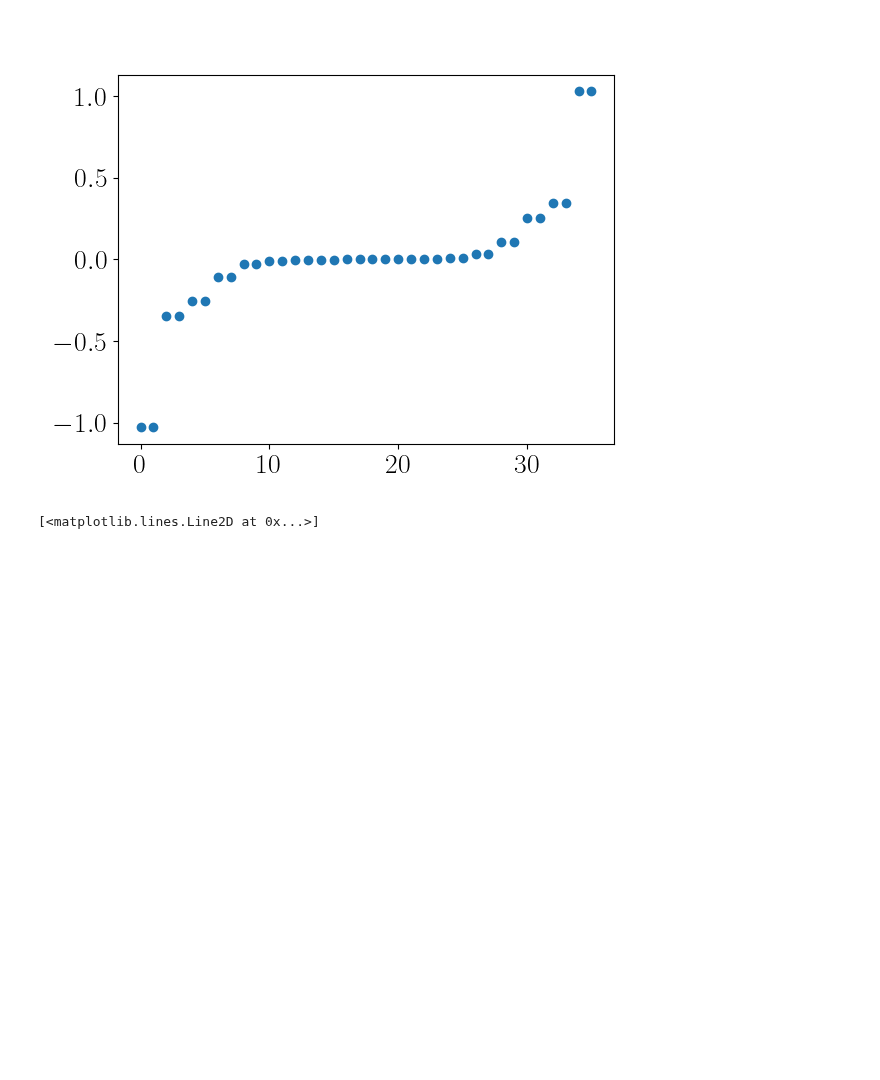
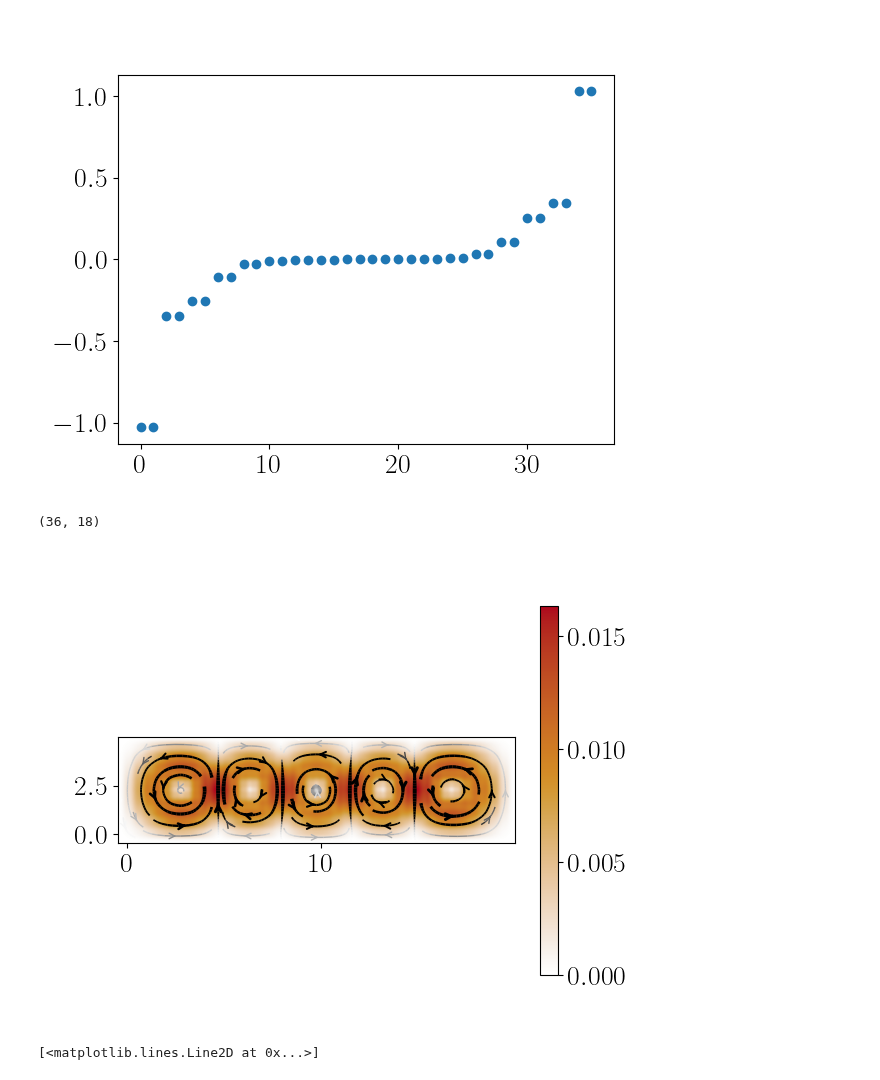
Before and after one commit to krishtoffel99/Josephson-Investigations-Old, a Jupyter notebook: Josephson effect and Supercurrents/Reproducing Paper/PRB_Scanning_Gate.ipynb, the cells around one changed output. Saved outputs shown, nothing was run; the diff lists cells and outputs as text; code cells hidden in the pictures; blank space fills up the shorter version.

Commit message:
Coded up a function called "calculate_supercurrent_distribution". Does what it says on the tin.

```diff
--- a/Josephson effect and Supercurrents/Reproducing Paper/PRB_Scanning_Gate.ipynb
+++ b/Josephson effect and Supercurrents/Reproducing Paper/PRB_Scanning_Gate.ipynb
@@ -76,7 +77,7 @@ def compute_normal_s_matrix(params):
 # %%
-s_matrix_test  = compute_normal_s_matrix(params)
+s_matrix_test , wf , syst = compute_normal_s_matrix(params)
 lead_info = s_matrix_test.lead_info
-num_propagating = s_matrix_test.num_propagating(0)
+num_propagating = s_matrix_test.num_propagating(1)
 print(num_propagating)
 len(lead_info[0].momenta)
 # %% [output]
@@ -117,6 +130,12 @@ plt.scatter(np.arange(len(evals)) , evals)
 # %% [output]
 <matplotlib.collections.PathCollection at 0x...>
 [figure]
+# %%
+# eigenvectors for positive energies:
+evecs_positive = evecs[: , evals > 0]
+print(evecs_positive.shape)
+# %% [output]
+(36, 18)
 # %%
 # Compute critical currents:
 def compute_I_c(flux_value , params , no_phases = 101):
@@ -137,6 +156,45 @@ def compute_I_c(flux_value , params , no_phases = 101):
     current = np.gradient(summed , phases)
     I_c = np.max(current)
     return I_c , [phases , current]
+# %%
+def calculate_supercurrent_distribution(flux_value , phase , params):
+    # Calculate supercurrent distribution in junction from ABS amplitudes:
+    params.flux = flux_value
+    params.phase = phase
+    smatrix , wf , syst = compute_normal_s_matrix(params)
+    evals , evecs = compute_ABS(smatrix , params)
+
+    # Extract eigenvectors that correspond to positive energy ABS:
+    evecs_pos = evecs[: , evals> 0]
+    electron_vectors = evecs_pos[ 0 : int(evecs_pos.shape[0]/2) , :]
+    hole_vectors = evecs_pos[ int(evecs_pos.shape[0]/2) :   , :]
+
+    # Zero energy scattering wavefunctions:
+    psi_wf = np.vstack((wf(0) , wf(1)))
+
+    # Electron amplitudes:
+    A_e = electron_vectors @ psi_wf
+    # Hole_amplitudes:
+    A_h = hole_vectors @ np.conj(psi_wf)
+
+    # Probablitity current operator:
+    J = kwant.operator.Current(syst , 1)
+
+    # Charge amplitude:
+    total_current = 0
+    # COmputing difference between electron and hole currents for each positive energy eigenstate:
+    for i in range(A_e.shape[0]):
+        J_e = -J(A_e[i , :])
+        J_h = J(A_h[i , :])
+
+        total_current += J_e
+
+    kwant.plotter.current(syst , total_current);
+    return total_current , A_e , A_h , psi_wf
+# %%
+tc , a_e , a_h , psi_wf = calculate_supercurrent_distribution(0.2 , 0.0 , params)
+# %% [output]
+[figure, added]
 # %%
 I_c_test , [phases_test , currents_test] = compute_I_c(0.559 , params , no_phases = 201)
 # %%
```
Also changed, not shown: parts of 5 cells of this notebook, 1 other file.
